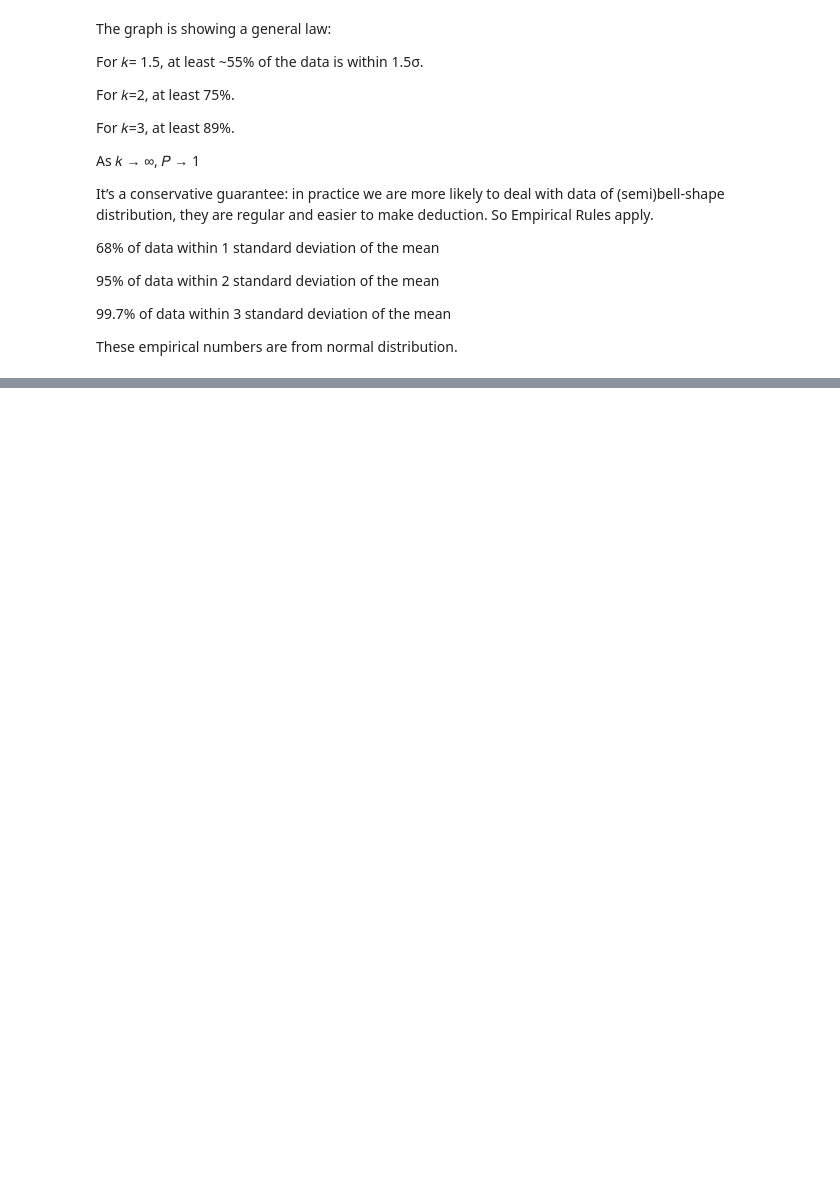
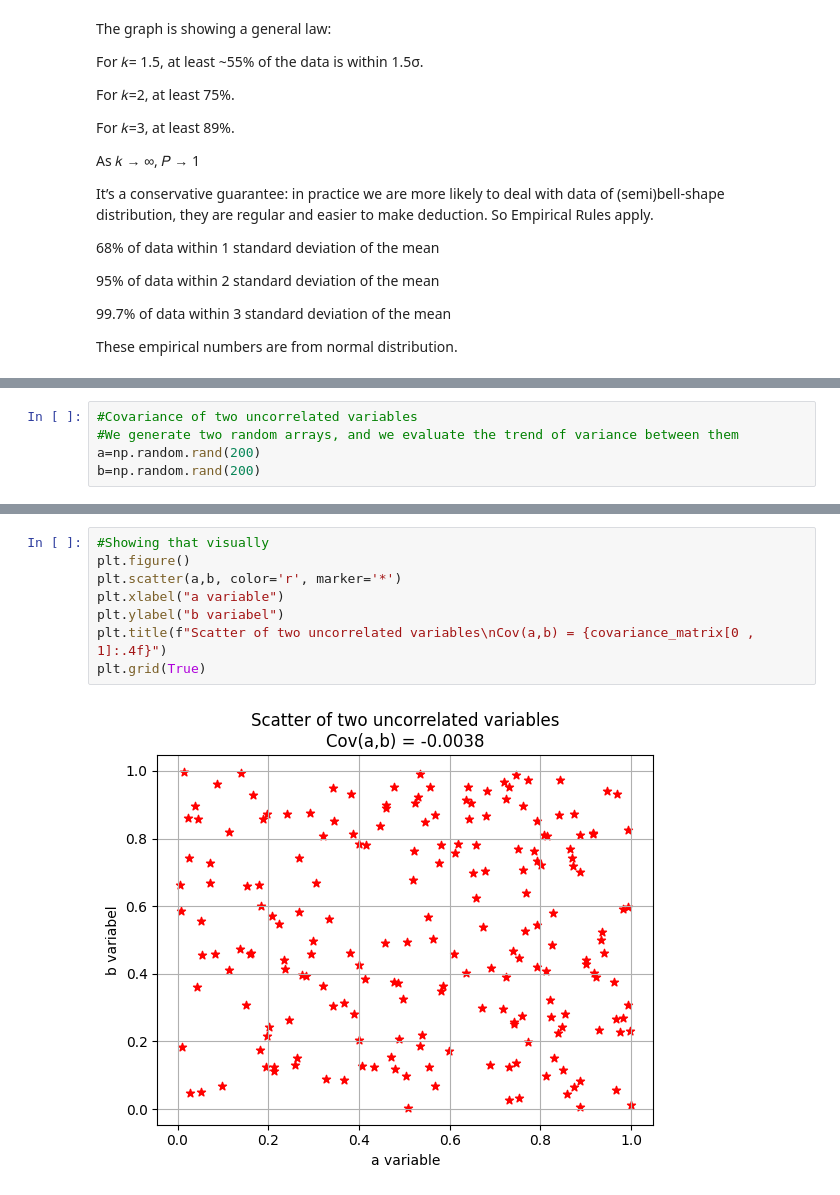
Before and after one commit to ZoubirCHATTI/02__Probability-Statisitics, a Jupyter notebook: 01_Basis statistics/01_Basic_statistics.ipynb, the cells around one changed output, grey strips where cells are left out. Saved outputs shown, nothing was run; the diff lists cells and outputs as text; blank space fills up the shorter version.

```diff
--- a/01_Basis statistics/01_Basic_statistics.ipynb
+++ b/01_Basis statistics/01_Basic_statistics.ipynb
@@ -369,0 +398,5 @@ These empirical numbers are from normal distribution.
+# %%
+#Covariance of two uncorrelated variables
+#We generate two random arrays, and we evaluate the trend of variance between them
+a=np.random.rand(200)
+b=np.random.rand(200)
@@ -369,0 +419,10 @@ These empirical numbers are from normal distribution.
+# %%
+#Showing that visually
+plt.figure()
+plt.scatter(a,b, color='r', marker='*')
+plt.xlabel("a variable")
+plt.ylabel("b variabel")
+plt.title(f"Scatter of two uncorrelated variables\nCov(a,b) = {covariance_matrix[0 , 1]:.4f}")
+plt.grid(True)
+# %% [output]
+[figure, added]
```
Also changed, not shown: parts of 21 cells of this notebook.
